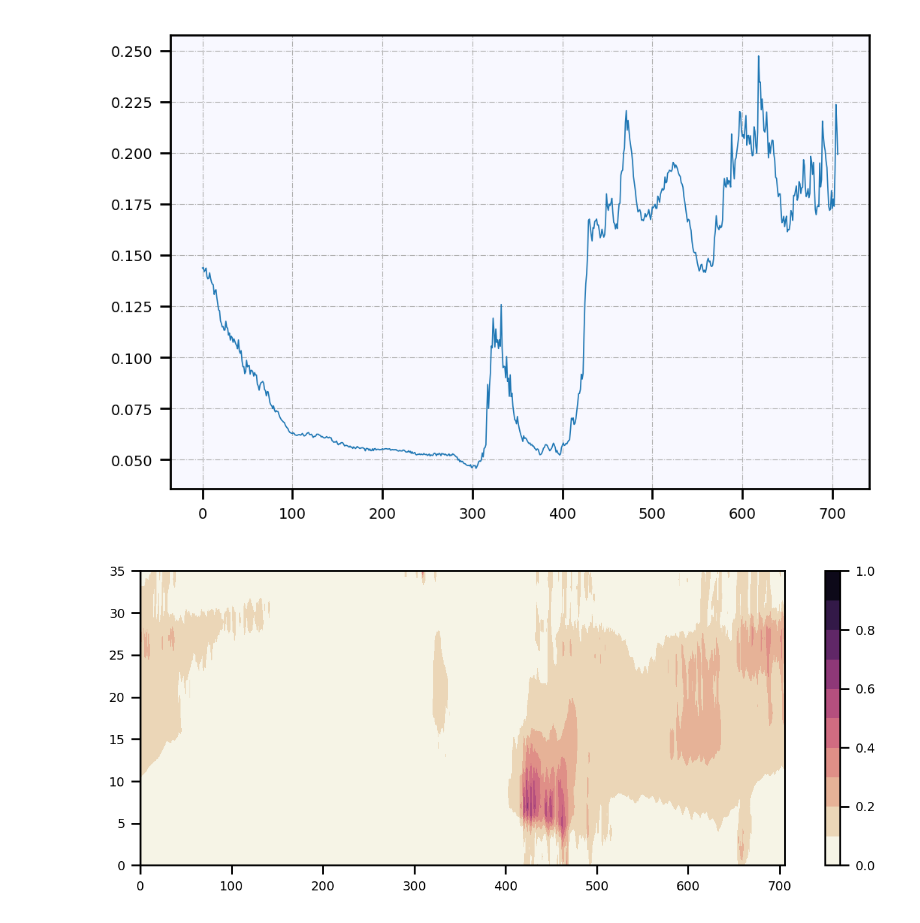
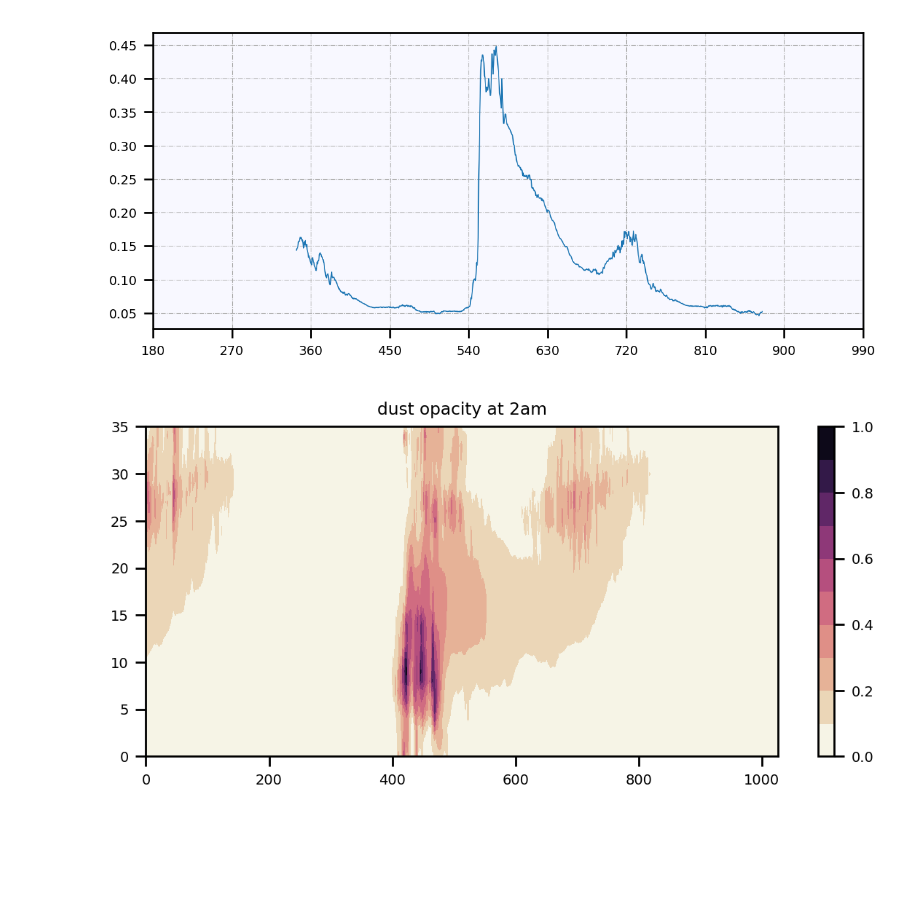
Before and after one commit to sokvisal/marswrf, a Jupyter notebook: model_tides.ipynb, the cells around one changed output. Saved outputs shown, nothing was run; the diff lists cells and outputs as text; code cells hidden in the pictures; blank space fills up the shorter version.

```diff
--- a/model_tides.ipynb
+++ b/model_tides.ipynb
@@ -4,44 +4,65 @@
 %autoreload 2
 from modules import *
 # %%
-filedir = './wetL50_ld_auxhist9.nc'
+filedir = './wetL50n8_auxhist9.nc'
 data = Dataset(filedir,'r')
 ls = data.variables['LS'][:]
 tau_od = data.variables['TAU_OD2D_AM'][:]
-tau_od_p = data.variables['TAU_OD2D_PM'][:]
 tau_cl = data.variables['TAU_CL2D_AM'][:]
 tdiff = data.variables['T_PHY_DIFF'][:]
 tpm = data.variables['T_PHY_AVG'][:]
 data.close()
 
-filedir = './wetL50_ld_wrfout.nc'
+filedir = './wetL50n8_wrfout.nc'
 data = Dataset(filedir,'r')
 ls2 = data.variables['LS'][:]
+nlif = data.variables['NLIF1'][:].mean(axis=2)
+qi = data.variables['QI_COLUMN'][:].mean(axis=2)
+qv = data.variables['QV_COLUMN'][:].mean(axis=2)
 t = data.variables['T'][:]
 p = data.variables['P'][:]
 data.close()
 
-figure(3)
-plot(tau_od.mean(axis=2).T[18])
+major_ticks = np.arange(180, 360*3, 90)
+fig, ax = plt.subplots(nrows=1, ncols=1)
+ls = yearly_ls(ls)
+plot(ls, tau_od.mean(axis=2).T[18])
+xticks(major_ticks)
 
-fig, axes = plt.subplots(nrows=1, ncols=1, figsize=(8,3))
+fig, axes = plt.subplots(nrows=1, ncols=1)
 contourf( (tau_od).mean(axis=2).T, np.linspace(0,1,11), cmap=cb2)
+title('dust opacity at 2am')
 colorbar()
 
-fig, axes = plt.subplots(nrows=1, ncols=1, figsize=(8,3))
+fig, axes = plt.subplots(nrows=1, ncols=1)
+contourf( nlif.T, np.linspace(0,6e-4,7), cmap=cb)
+title('nlif1')
+colorbar()
+
+fig, axes = plt.subplots(nrows=1, ncols=1)
 contourf( tau_cl[:].mean(axis=2).T, np.linspace(0,3,6), cmap=cb)
+title('cloud opacity at 2am')
+colorbar()
+
+fig, axes = plt.subplots(nrows=1, ncols=1)
+contourf( qi.T, np.linspace(0,10,11), cmap=cb)
+title('qice_column')
+colorbar()
+
+fig, axes = plt.subplots(nrows=1, ncols=1)
+contourf( qv.T, np.linspace(0,40,9), cmap=cb)
+title('qv_column')
 colorbar()
 
 p = martians_year(ls2, p)
 t = martians_year(ls2, t)
 ls2 = martians_year(ls2, ls2)
 p = martians_month(ls2, p)
 
 tdiff = martians_year(ls, tdiff)
 tau_od = martians_year(ls, tau_od)
-tau_od_p = martians_year(ls, tau_od_p)
 tau_cl = martians_year(ls, tau_cl)
 ls = martians_year(ls, ls)
 # %% [output]
-[figure, old version]
+[figure, new version]
-[figure, old version]
+[figure, new version]
```
Also changed, not shown: parts of 10 cells of this notebook.
